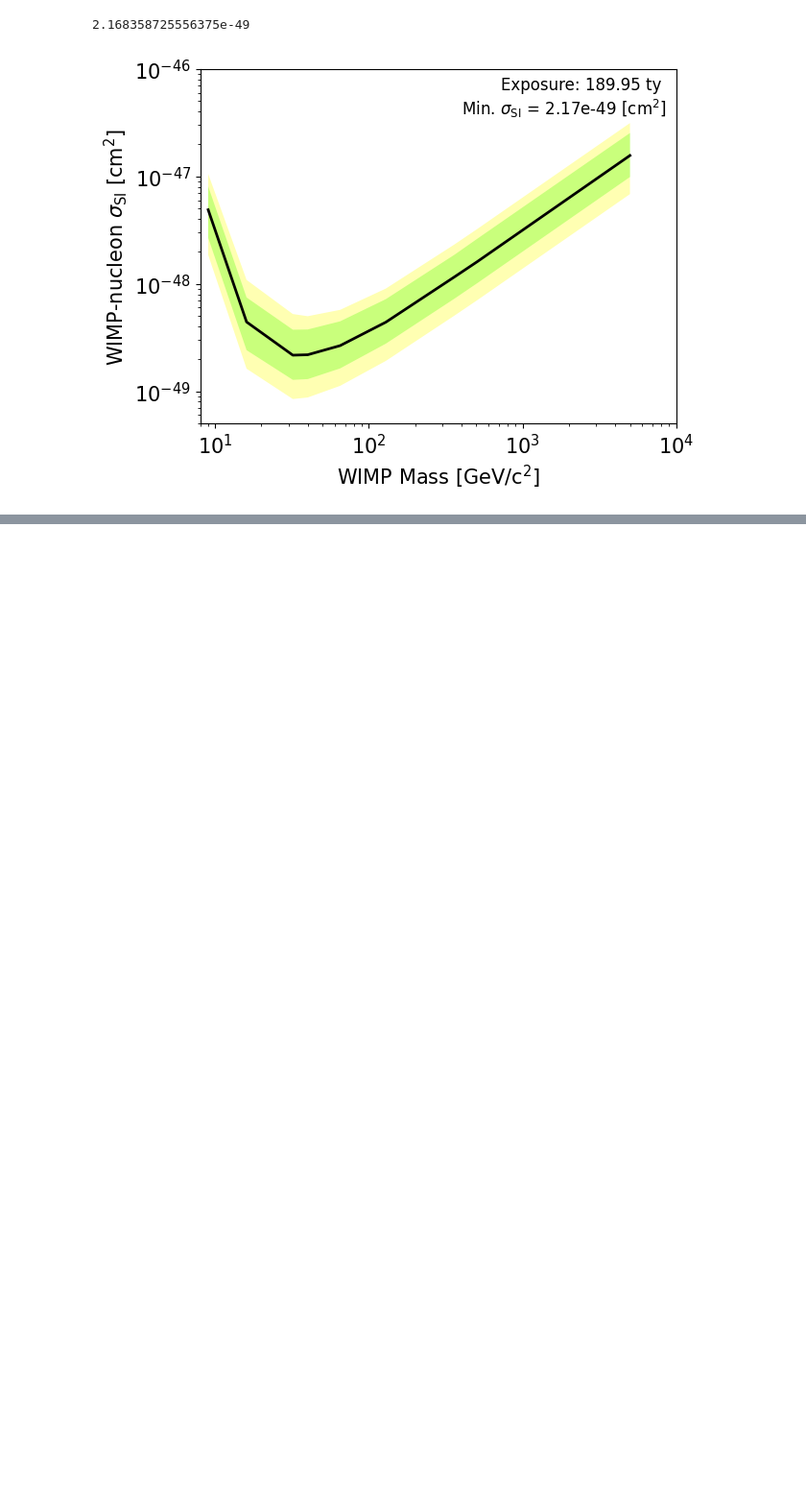
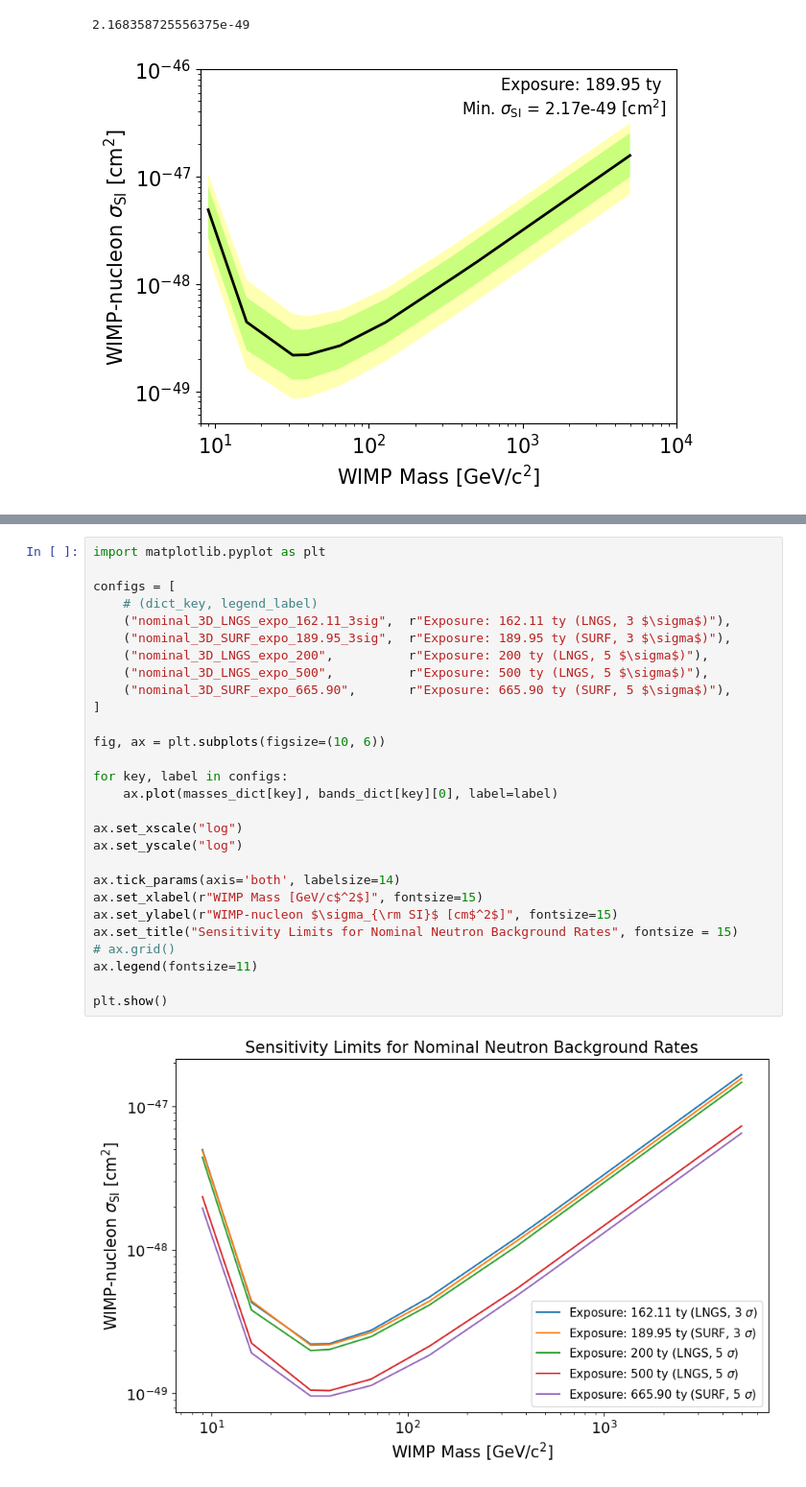
Before and after one commit to robertsjames/FlameFitSimple, a Jupyter notebook: analyses/sensitivity/get_sensitivity.ipynb, the cells around one changed output, grey strips where cells are left out. Shown at 96% size. Drawn from its saved outputs; the diff is of its cells as text; blank space fills up the shorter version.

```diff
--- a/analyses/sensitivity/get_sensitivity.ipynb
+++ b/analyses/sensitivity/get_sensitivity.ipynb
@@ -83,0 +195,30 @@ print(np.min(bands[0]))
+# %%
+import matplotlib.pyplot as plt
+
+configs = [
+    # (dict_key, legend_label)
+    ("nominal_3D_LNGS_expo_162.11_3sig",  r"Exposure: 162.11 ty (LNGS, 3 $\sigma$)"),
+    ("nominal_3D_SURF_expo_189.95_3sig",  r"Exposure: 189.95 ty (SURF, 3 $\sigma$)"),
+    ("nominal_3D_LNGS_expo_200",          r"Exposure: 200 ty (LNGS, 5 $\sigma$)"),
+    ("nominal_3D_LNGS_expo_500",          r"Exposure: 500 ty (LNGS, 5 $\sigma$)"),
+    ("nominal_3D_SURF_expo_665.90",       r"Exposure: 665.90 ty (SURF, 5 $\sigma$)"),
+]
+
+fig, ax = plt.subplots(figsize=(10, 6))
+
+for key, label in configs:
+    ax.plot(masses_dict[key], bands_dict[key][0], label=label)
+
+ax.set_xscale("log")
+ax.set_yscale("log")
+
+ax.tick_params(axis='both', labelsize=14)
+ax.set_xlabel(r"WIMP Mass [GeV/c$^2$]", fontsize=15)
+ax.set_ylabel(r"WIMP-nucleon $\sigma_{\rm SI}$ [cm$^2$]", fontsize=15)
+ax.set_title("Sensitivity Limits for Nominal Neutron Background Rates", fontsize = 15)
+# ax.grid()
+ax.legend(fontsize=11)
+
+plt.show()
+# %% [output]
+[figure, added]
```
Also changed, not shown: parts of 5 cells of this notebook, 10 other files.
